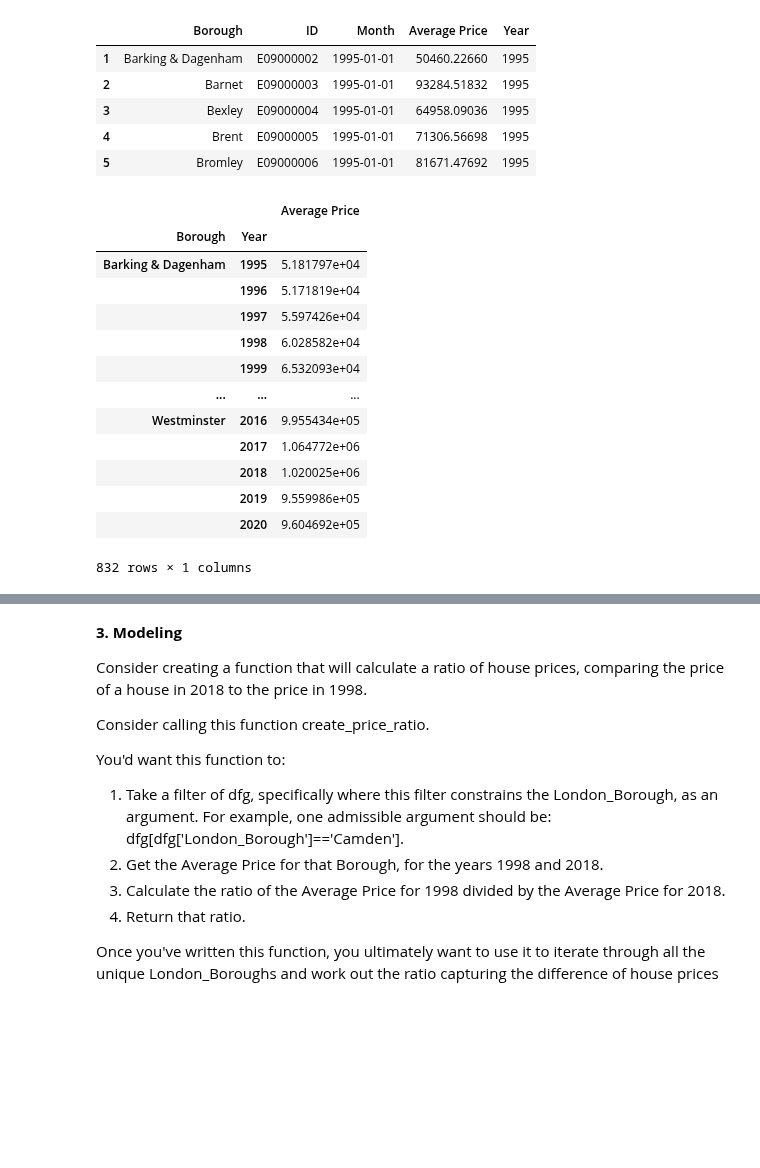
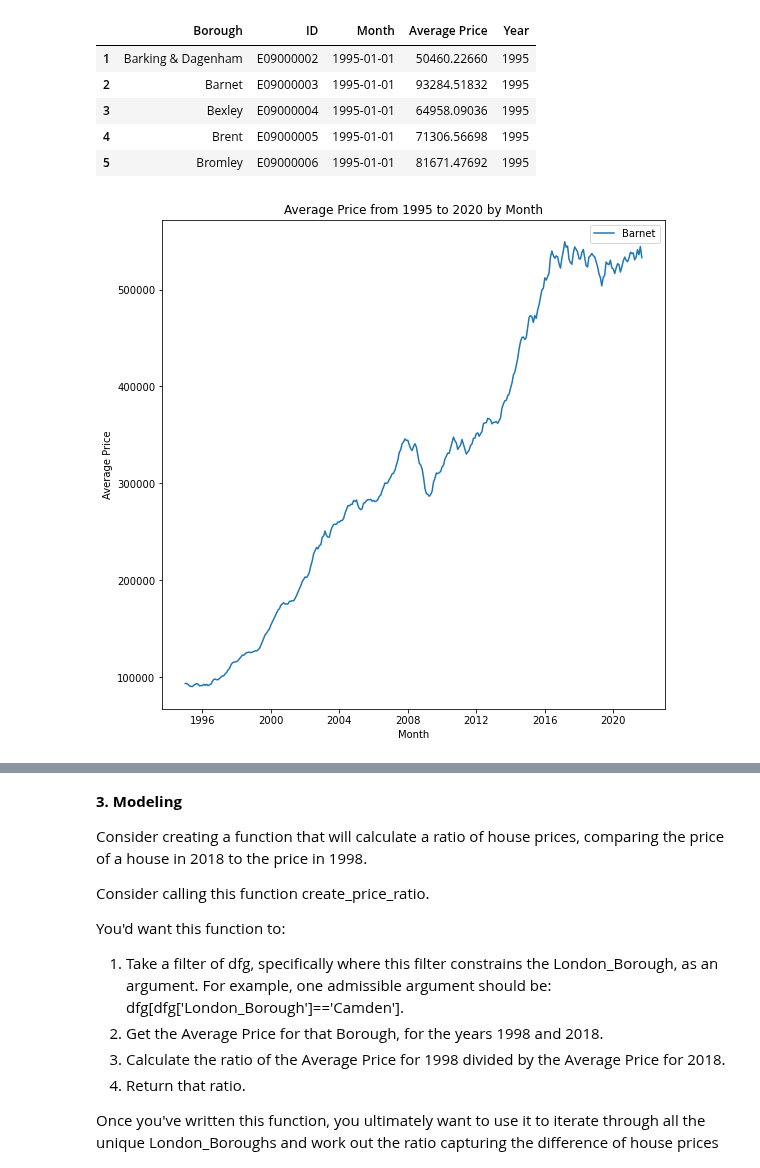
Before and after one commit to pablo-git8/Springboard-DS-Career-Track, a Jupyter notebook: Unit-4-Challenge-Tier-3_solvedSP.ipynb, the cells around one changed output, grey strips where cells are left out. Drawn from its saved outputs; the diff is of its cells as text; code cells hidden in the pictures; blank space fills up the shorter version.

```diff
--- a/Unit-4-Challenge-Tier-3_solvedSP.ipynb
+++ b/Unit-4-Challenge-Tier-3_solvedSP.ipynb
@@ -354,19 +342,14 @@ for i in years:
-# %%
-#Create the DF and groupby Boroughs and Years
-dfm = pd.DataFrame(l, columns =['Borough', 'Year', 'Average Price'])
-dfm.groupby(['Borough','Year']).mean()
-# %% [output]
-|  |  | Average Price |
-| Borough | Year |  |
-| Barking & Dagenham | 1995 | 5.181797e+04 |
-|  | 1996 | 5.171819e+04 |
-|  | 1997 | 5.597426e+04 |
-|  | 1998 | 6.028582e+04 |
-|  | 1999 | 6.532093e+04 |
-| ... | ... | ... |
-| Westminster | 2016 | 9.955434e+05 |
-|  | 2017 | 1.064772e+06 |
-|  | 2018 | 1.020025e+06 |
-|  | 2019 | 9.559986e+05 |
-|  | 2020 | 9.604692e+05 |
-832 rows × 1 columns
+# %%
+#Subsetting properties DF to plot Average Price vs Month
+fsub = properties[properties['Borough'] == 'Barnet']
+# %%
+#Plot Average Price under monthly scales
+plt.figure(figsize=(9,9))
+plt.plot('Month','Average Price', label='Barnet', data = fsub)
+plt.title('Average Price from 1995 to 2020 by Month')
+plt.xlabel('Month')
+plt.ylabel('Average Price')
+plt.legend()
+plt.show()
+# %% [output]
+[figure, added]
```
Also changed, not shown: parts of 8 cells of this notebook.
